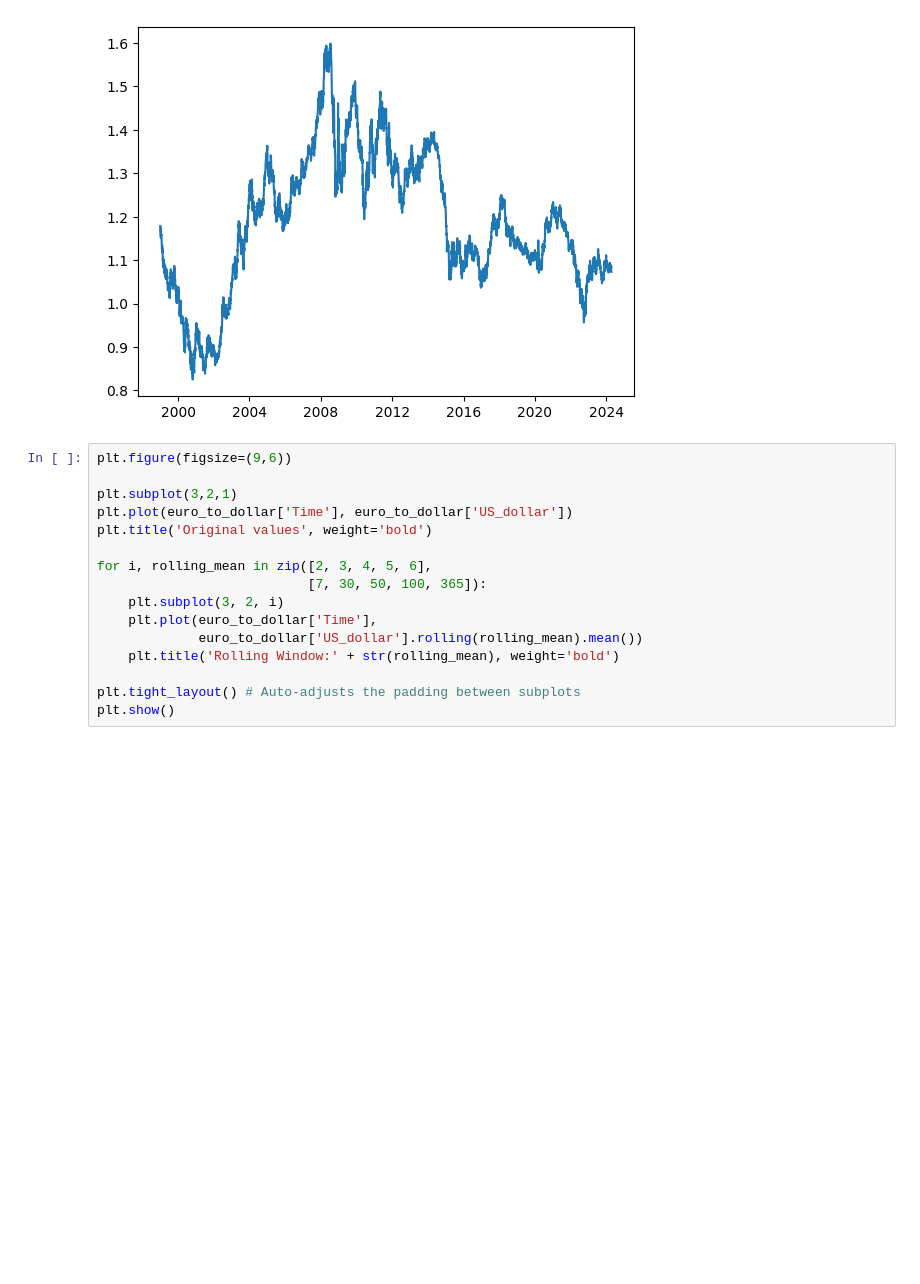
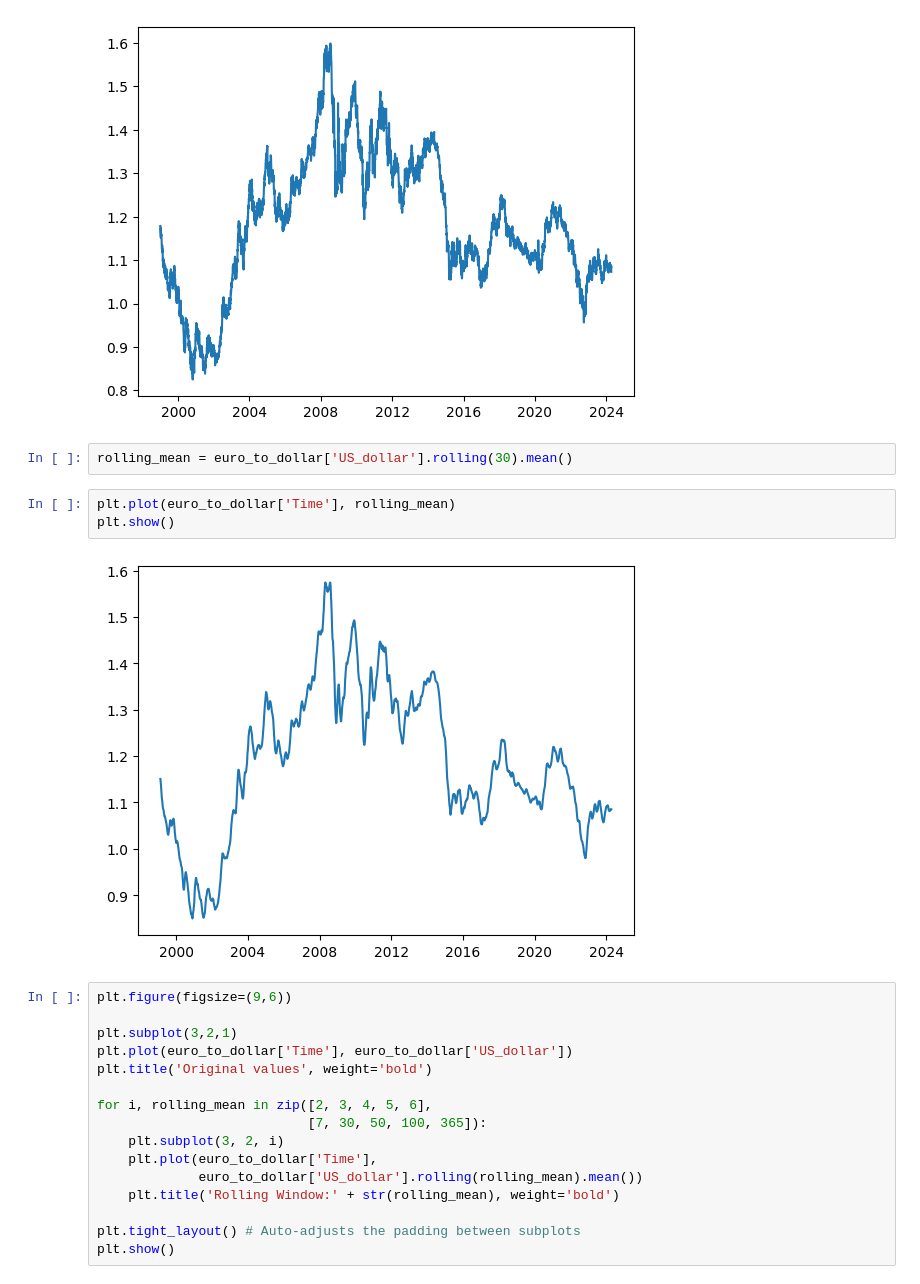
Before and after one commit to dev-alissonalves/data-scientist-dataquest, a Jupyter notebook: part02 - data_analysis_and_visualization/3-telling-stories-using-data-visualization/project-06/Guided Project: Storytelling Data Visualization on Exchange Rates.ipynb, the cells around one changed output. Drawn from its saved outputs; the diff is of its cells as text; blank space fills up the shorter version.

```diff
--- a/part02 - data_analysis_and_visualization/3-telling-stories-using-data-visualization/project-06/Guided Project: Storytelling Data Visualization on Exchange Rates.ipynb
+++ b/part02 - data_analysis_and_visualization/3-telling-stories-using-data-visualization/project-06/Guided Project: Storytelling Data Visualization on Exchange Rates.ipynb
@@ -135,6 +135,13 @@ plt.plot(euro_to_dollar['Time'], euro_to_dollar['US_dollar'])
 plt.show()
 # %% [output]
 [figure]
+# %%
+rolling_mean = euro_to_dollar['US_dollar'].rolling(30).mean()
+# %%
+plt.plot(euro_to_dollar['Time'], rolling_mean)
+plt.show()
+# %% [output]
+[figure, added]
 # %%
 plt.figure(figsize=(9,6))
 
```
Also changed, not shown: parts of 2 cells of this notebook.
